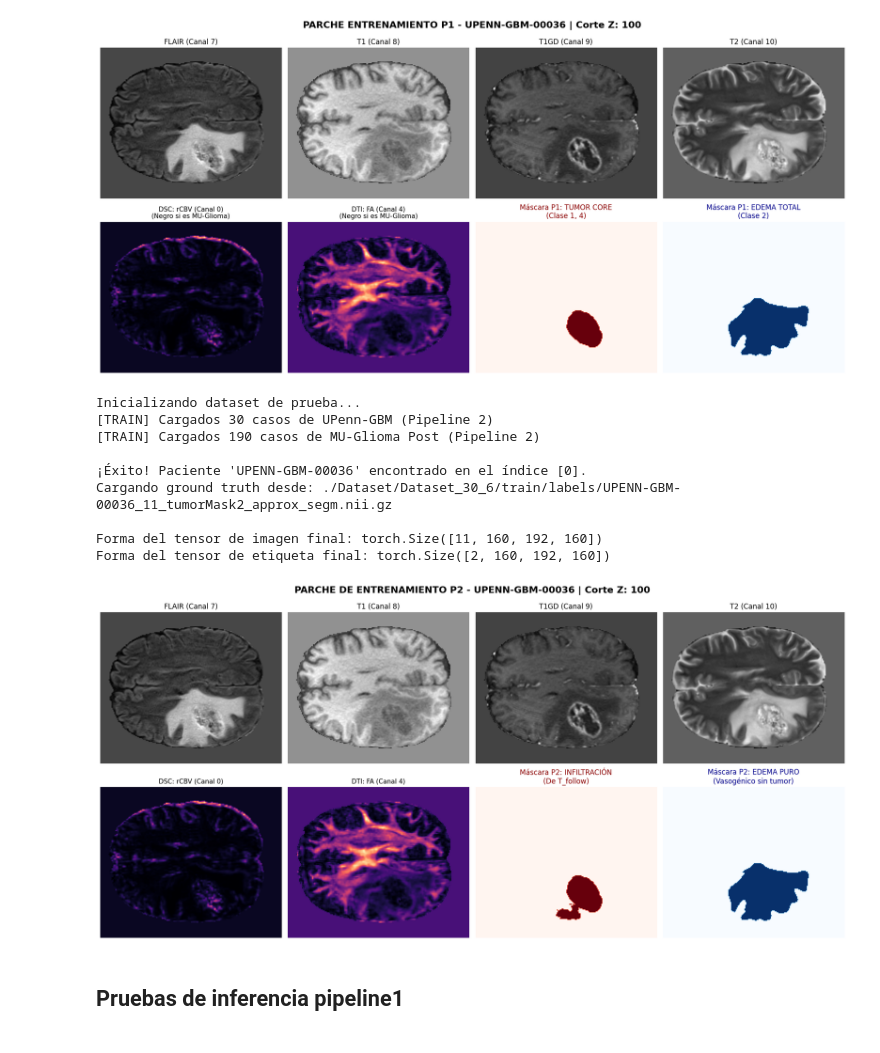
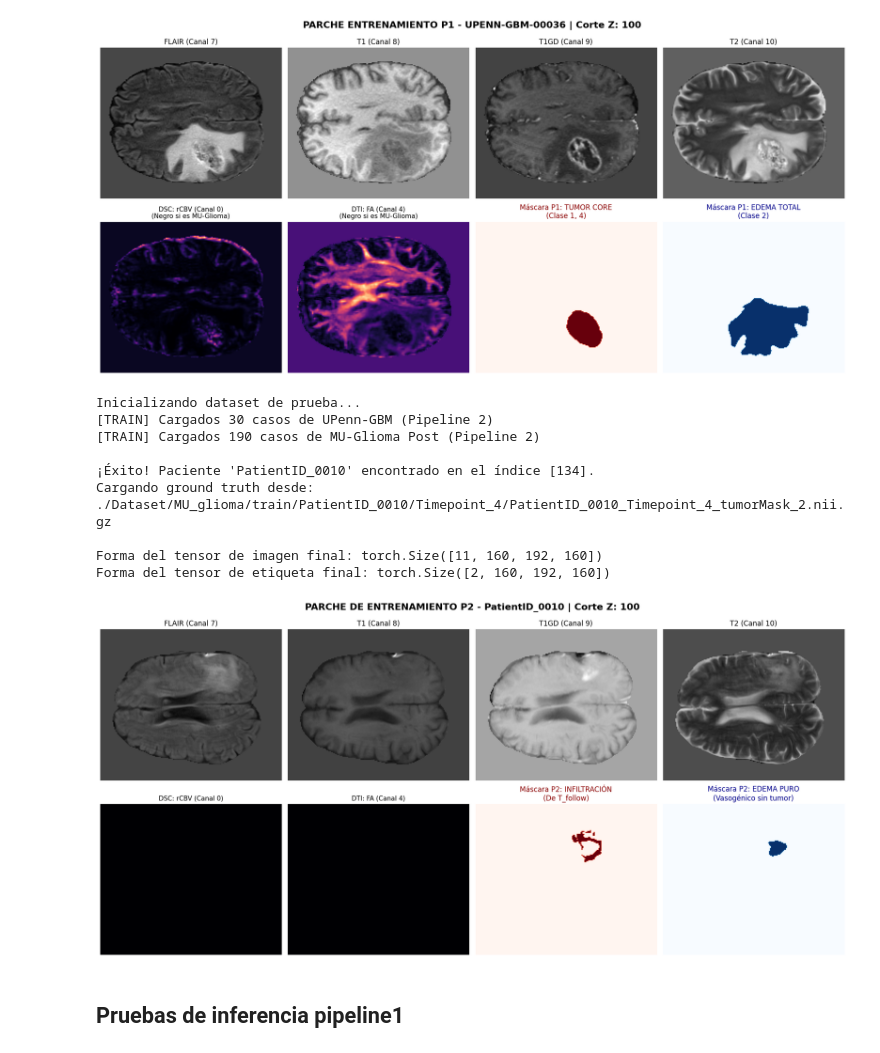
Before and after one commit to GBM-images-research/Swin_transformer_UPennGBM, a Jupyter notebook: carga_de_datos.ipynb, the cells around one changed output. Saved outputs shown, nothing was run; the diff lists cells and outputs as text; code cells hidden in the pictures.

```diff
--- a/carga_de_datos.ipynb
+++ b/carga_de_datos.ipynb
@@ -182,8 +183,8 @@ MUGLIOMA_DIR = "./Dataset/MU_glioma/"
 PIPELINE = 2  # Pipeline 2 (Infiltración vs Edema Puro)
 
 # Definir el paciente exacto que queremos buscar
-ID_BUSCADO = "UPENN-GBM-00036"
-# ID_BUSCADO = "PatientID_0010"
+# ID_BUSCADO = "UPENN-GBM-00036"
+ID_BUSCADO = "PatientID_0010"
 
 # 2. Definir las transformaciones de PRUEBA DE ENTRENAMIENTO
 # (Simulamos exactamente lo que verá la red en el paso forward)
@@ -198,7 +199,7 @@ test_transform = transforms.Compose([
     RandModalityDropoutd(keys=["image"], prob=0.5),
 
     # Formateo de Etiquetas PARA PIPELINE 2
-    ConvertToMultiChannelPipeline2d(keys=["label"]),
+    ConvertToMultiChannelPipeline2_Experimento_d(keys=["label"]),
 
     # Recorte inteligente con garantía de divisibilidad (Paso previo necesario)
     transforms.CropForegroundd(
@@ -228,7 +229,7 @@ val_transform = transforms.Compose([
 
     # 1. Unificación de canales (sin dropout para evaluar todo el potencial)
     ImputeMissingChannelsd(keys=["image"]),
-    ConvertToMultiChannelPipeline2d(keys=["label"]),
+    ConvertToMultiChannelPipeline2_Experimento_d(keys=["label"]),
 
     # 2. Recorte inteligente: Quita el aire negro, garantiza divisibilidad
     transforms.CropForegroundd(
@@ -305,36 +306,36 @@ if indice_encontrado is not None:
     axes[1, 0].imshow(imagen[0, :, :, corte_z].numpy(), cmap="magma")
     axes[1, 0].set_title('DSC: rCBV (Canal 0)', fontsize=11)
     axes[1, 0].axis("off")
 
     axes[1, 1].imshow(imagen[4, :, :, corte_z].numpy(), cmap="magma")
     axes[1, 1].set_title('DTI: FA (Canal 4)', fontsize=11)
     axes[1, 1].axis("off")
 
     # Máscaras del PIPELINE 2
     axes[1, 2].imshow(etiqueta[0, :, :, corte_z].numpy(), cmap="Reds")
     axes[1, 2].set_title('Máscara P2: INFILTRACIÓN\n(De T_follow)', fontsize=12, color='darkred')
     axes[1, 2].axis("off")
 
     axes[1, 3].imshow(etiqueta[1, :, :, corte_z].numpy(), cmap="Blues")
     axes[1, 3].set_title('Máscara P2: EDEMA PURO\n(Vasogénico sin tumor)', fontsize=12, color='darkblue')
     axes[1, 3].axis("off")
 
     plt.tight_layout()
     plt.show()
 
 else:
     print(f"\n❌ Error: El paciente '{ID_BUSCADO}' no se encuentra en el dataset cargado.")
 # %% [output]
 Inicializando dataset de prueba...
 [TRAIN] Cargados 30 casos de UPenn-GBM (Pipeline 2)
 [TRAIN] Cargados 190 casos de MU-Glioma Post (Pipeline 2)
 
-¡Éxito! Paciente 'UPENN-GBM-00036' encontrado en el índice [0].
-Cargando ground truth desde: ./Dataset/Dataset_30_6/train/labels/UPENN-GBM-00036_11_tumorMask2_approx_segm.nii.gz
+¡Éxito! Paciente 'PatientID_0010' encontrado en el índice [134].
+Cargando ground truth desde: ./Dataset/MU_glioma/train/PatientID_0010/Timepoint_4/PatientID_0010_Timepoint_4_tumorMask_2.nii.gz
 
 Forma del tensor de imagen final: torch.Size([11, 160, 192, 160])
 Forma del tensor de etiqueta final: torch.Size([2, 160, 192, 160])
-[figure, old version]
+[figure, new version]
 # %% [markdown]
 ## Pruebas de inferencia pipeline1
 # %%
```
Also changed, not shown: parts of 25 cells of this notebook, 11 other files.
